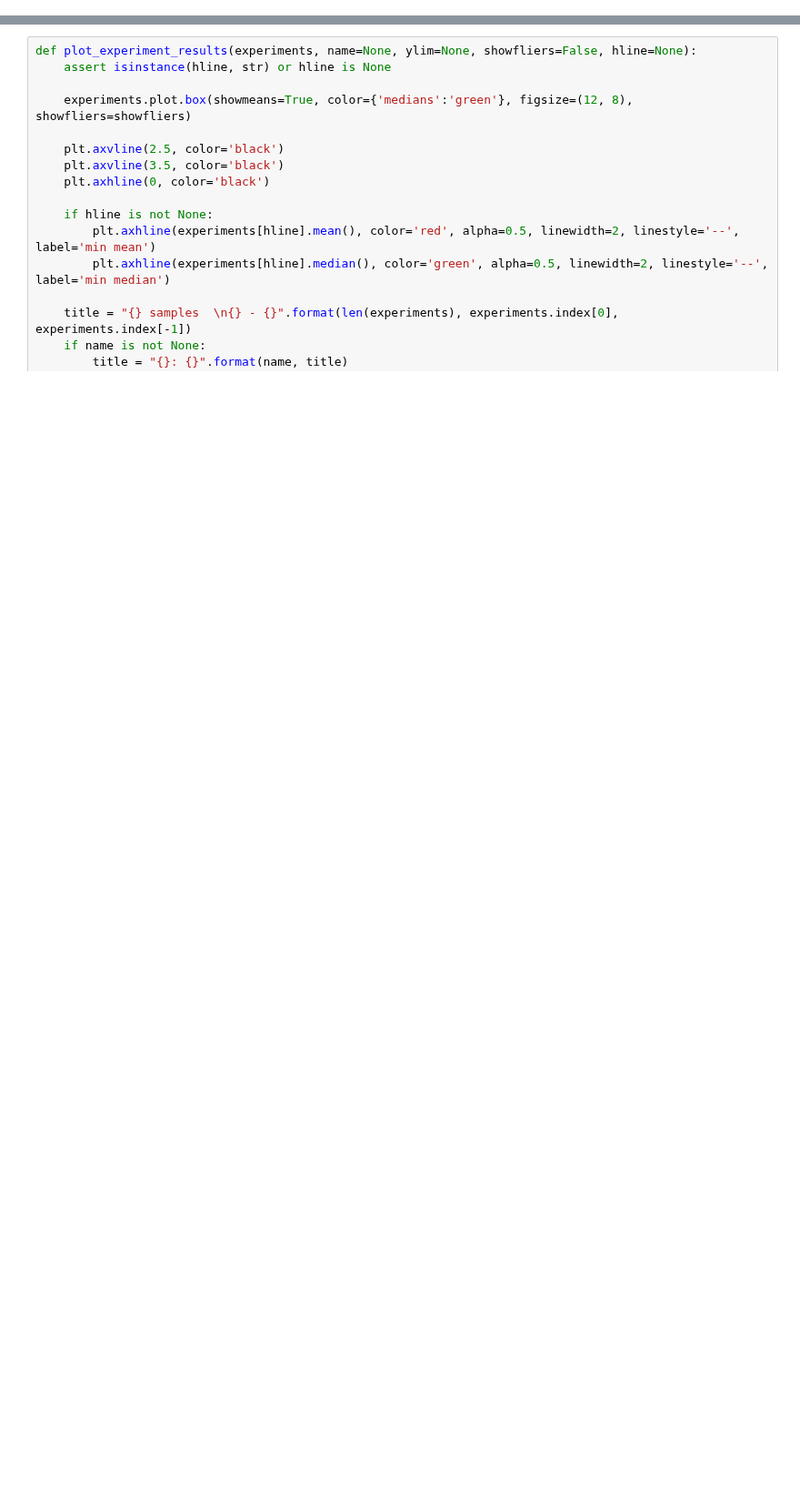
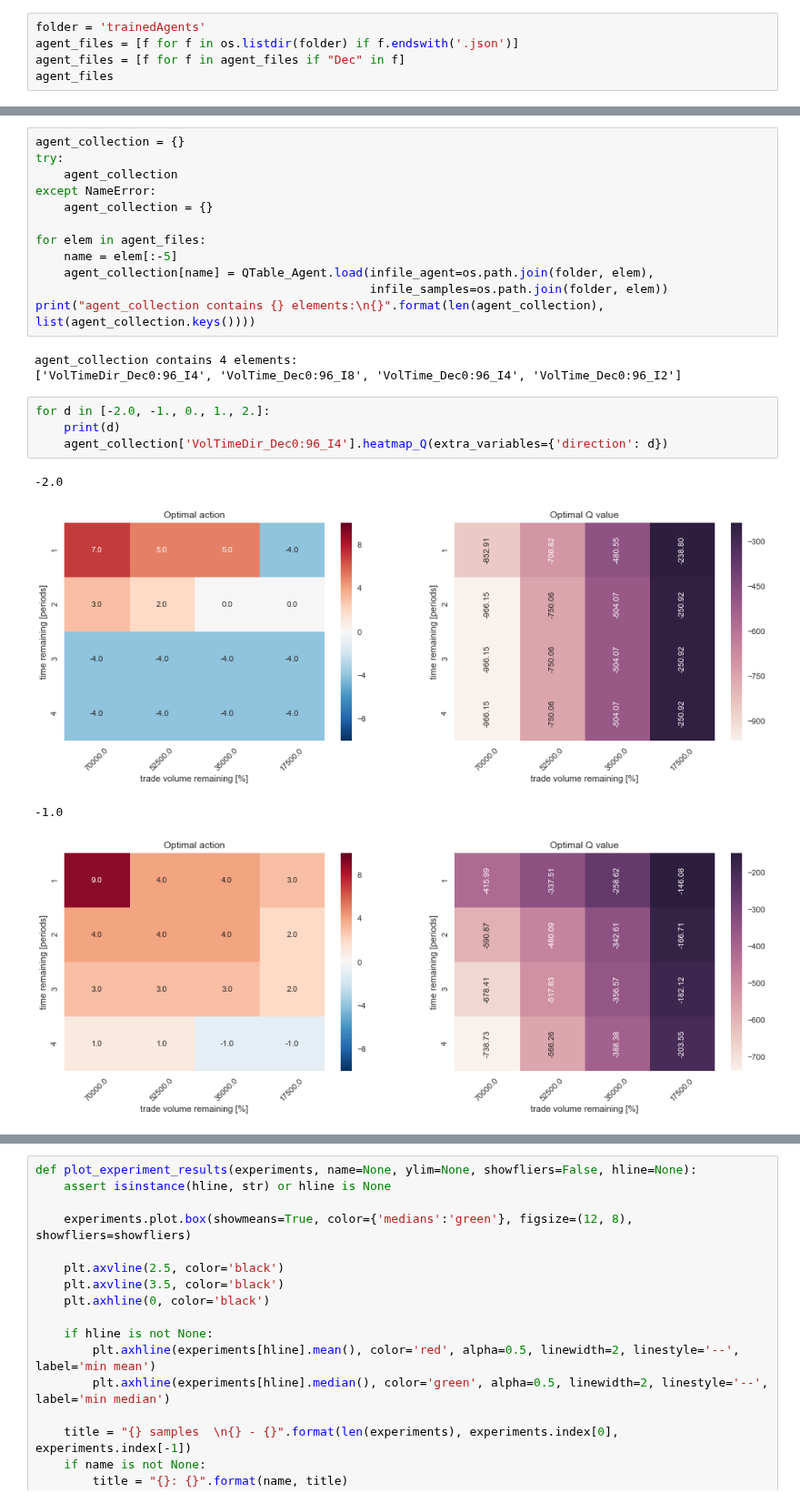
Before and after one commit to axelperschmann/orderbook_agent, a Jupyter notebook: orderbook_agent/notebooks/5_evaluate_strategies.ipynb, the cells around one changed output, grey strips where cells are left out. Shown at 91% size. Saved outputs shown, nothing was run; the diff lists cells and outputs as text; blank space fills up the shorter version.

```diff
--- a/orderbook_agent/notebooks/5_evaluate_strategies.ipynb
+++ b/orderbook_agent/notebooks/5_evaluate_strategies.ipynb
@@ -18,0 +32,5 @@ from helper.Q_learning import QLearn, round_custombase
+# %%
+folder = 'trainedAgents'
+agent_files = [f for f in os.listdir(folder) if f.endswith('.json')]
+agent_files = [f for f in agent_files if "Dec" in f]
+agent_files
@@ -18,0 +42,24 @@ from helper.Q_learning import QLearn, round_custombase
+# %%
+agent_collection = {}
+try:
+    agent_collection
+except NameError:
+    agent_collection = {}
+
+for elem in agent_files:
+    name = elem[:-5]
+    agent_collection[name] = QTable_Agent.load(infile_agent=os.path.join(folder, elem),
+                                               infile_samples=os.path.join(folder, elem))
+print("agent_collection contains {} elements:\n{}".format(len(agent_collection), list(agent_collection.keys())))
+# %% [output]
+agent_collection contains 4 elements:
+['VolTimeDir_Dec0:96_I4', 'VolTime_Dec0:96_I8', 'VolTime_Dec0:96_I4', 'VolTime_Dec0:96_I2']
+# %%
+for d in [-2.0, -1., 0., 1., 2.]:
+    print(d)
+    agent_collection['VolTimeDir_Dec0:96_I4'].heatmap_Q(extra_variables={'direction': d})
+# %% [output]
+-2.0
+[figure, added]
+-1.0
+[figure, added]
```
Also changed, not shown: parts of 25 cells of this notebook, 2 other files.
